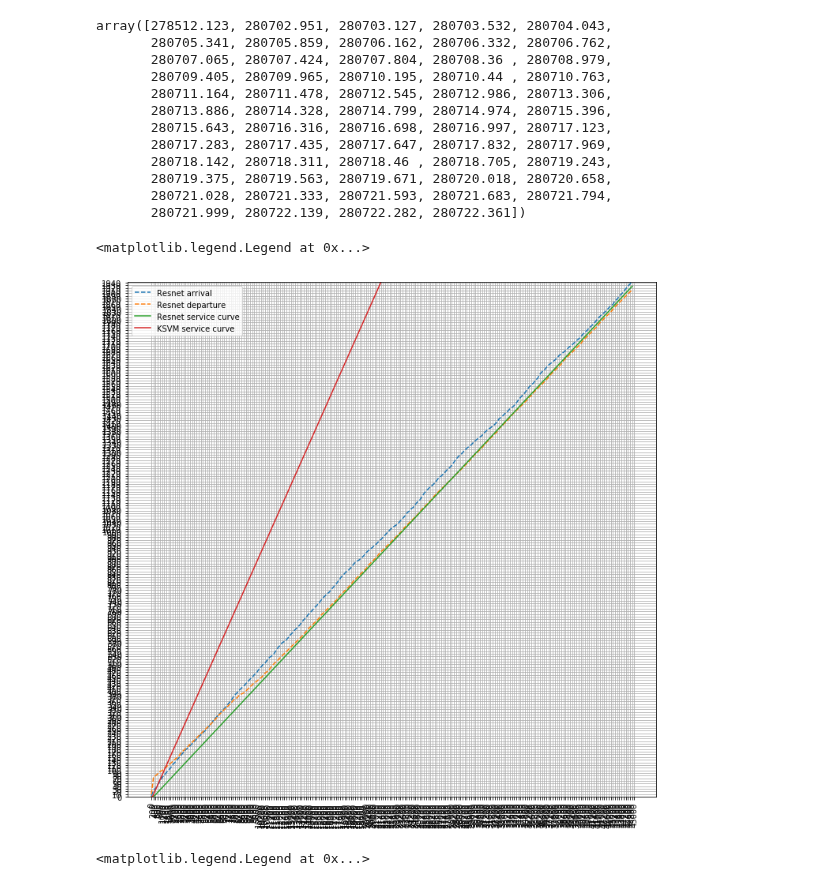
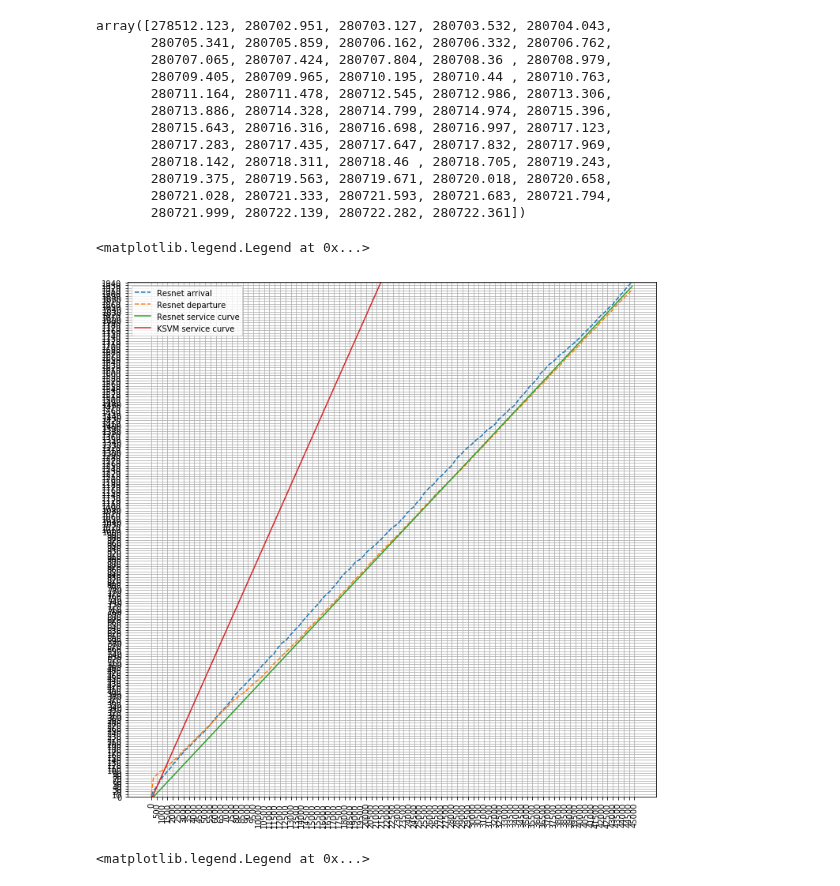
Before and after one commit to dcrankshaw/plots-model-comp-paper, a Jupyter notebook: plotting/e2e_distribution_plotting.ipynb, the cells around one changed output. Drawn from its saved outputs; the diff is of its cells as text; code cells hidden in the pictures.

```diff
--- a/plotting/e2e_distribution_plotting.ipynb
+++ b/plotting/e2e_distribution_plotting.ipynb
@@ -389,22 +389,23 @@ x_arrival_resnet_clipper, y_arrival_resnet_clipper = get_max_curve(resnet_arriva
 # %%
 max(x_range)
 plt.figure(figsize=(12,12))
-plt.xticks(xrange(0,max(x_range)+200,200))
+x_jump = 500
+plt.xticks(xrange(0,max(x_range)+x_jump,x_jump))
 plt.xticks(rotation=90)
 plt.gca().set_ylim([0,y_arrival_resnet[-1]])
 plt.yticks(xrange(0,y_arrival_resnet[-1],10))
 plt.grid(True)
 plt.plot(x_arrival_resnet, y_arrival_resnet, label="Resnet arrival", linestyle="--")
 # plt.plot(x_arrival_resnet_clipper, y_arrival_resnet_clipper, label="Resnet arrival clipper", linestyle="--")
 plt.plot(x_departure_resnet, y_departure_resnet, label="Resnet departure", linestyle="--")
 plt.plot([0,200,max(x_range)],[0,0,max(x_range)/1000.*43], label="Resnet service curve")
 plt.plot([0,100,max(x_range)],[0,0,max(x_range)/1000.*91], label="KSVM service curve")
 # plt.plot([0,50,5000],[0,0,5*910], label="LogReg service curve")
 # plt.plot([0,150,5000],[0,0,5*106], label="Inception service curve")
 plt.legend()
 # %% [output]
 <matplotlib.legend.Legend at 0x...>
-[figure, old version]
+[figure, new version]
 # %%
 x_range = xrange(1,15000,25)
 resnet2_arrival = ID1_500_hollistic_resnet2["client_timestamps"]["start->tf-resnet-feats_timestamps"]*1000.
```
Also changed, not shown: parts of 10 cells of this notebook.
